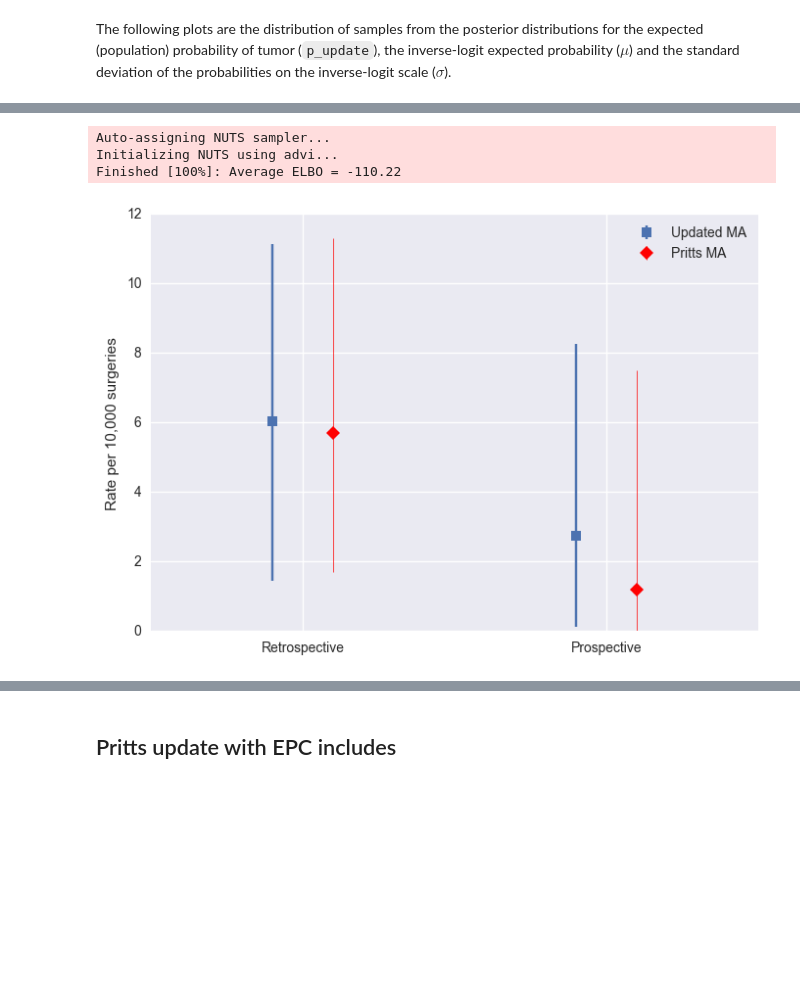
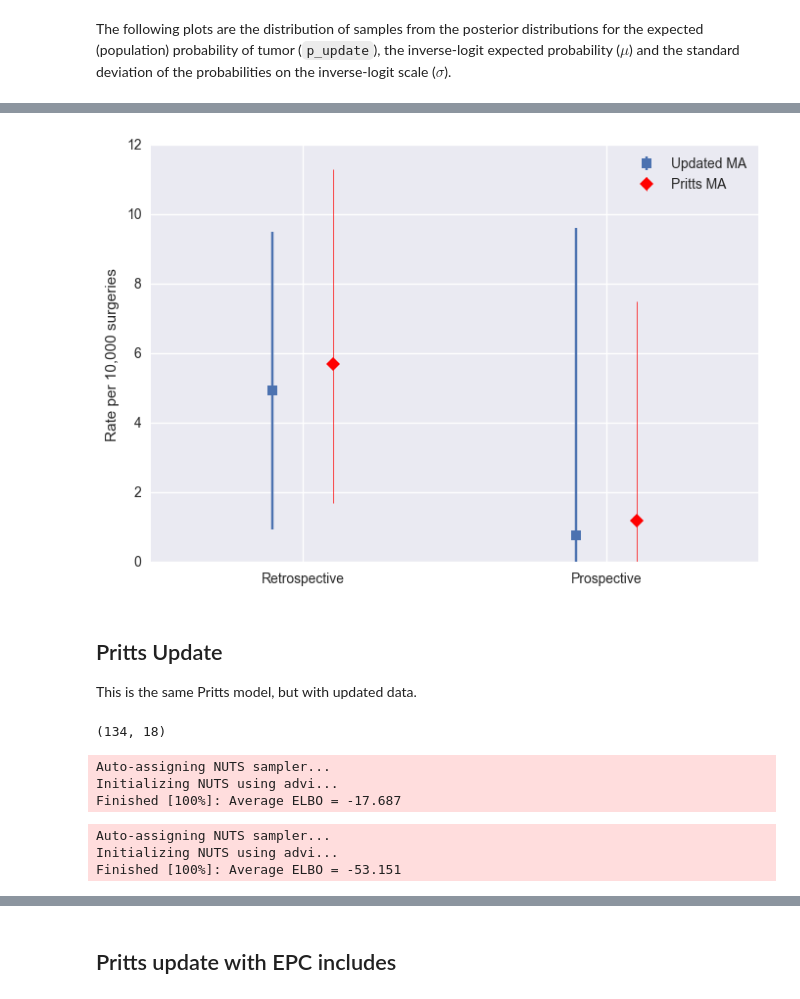
Before and after one commit to VanderbiltPopHealthSci/uterine_fibroids_MA, a Jupyter notebook: Key Question 3 Meta-analysis.ipynb, the cells around one changed output, grey strips where cells are left out. Cells and saved outputs as stored; diff of their text form; code cells hidden in the pictures; blank space fills up the shorter version.

```diff
--- a/Key Question 3 Meta-analysis.ipynb
+++ b/Key Question 3 Meta-analysis.ipynb
@@ -213,0 +242,8 @@ pritts_new = create_model(updated_pritts)
+# %%
+pritts_plot([retrospective_trace, prospective_trace])
+# %% [output]
+[figure, added]
+# %% [markdown]
+## Pritts Update
+
+This is the same Pritts model, but with updated data.
@@ -214,11 +255,18 @@ pritts_new = create_model(updated_pritts)
+# %%
+updated_pritts.shape
+# %% [output]
+(134, 18)
 # %%
-with pritts_new:
-    pritts_new_trace = pm.sample(iterations, random_seed=[20140425, 19700903][0])
+with pritts_updated_prosp:
+    updated_prosp_trace = pm.sample(iterations, random_seed=rseeds)
 # %% [output]
 Auto-assigning NUTS sampler...
 Initializing NUTS using advi...
-Finished [100%]: Average ELBO = -110.22
+Finished [100%]: Average ELBO = -17.687
-# %%
-pritts_plot(pritts_new_trace)
-# %% [output]
-[figure, removed]
+# %%
+with pritts_updated_retro:
+    updated_retro_trace = pm.sample(iterations, random_seed=rseeds)
+# %% [output]
+Auto-assigning NUTS sampler...
+Initializing NUTS using advi...
+Finished [100%]: Average ELBO = -53.151
```
Also changed, not shown: parts of 33 cells of this notebook.
